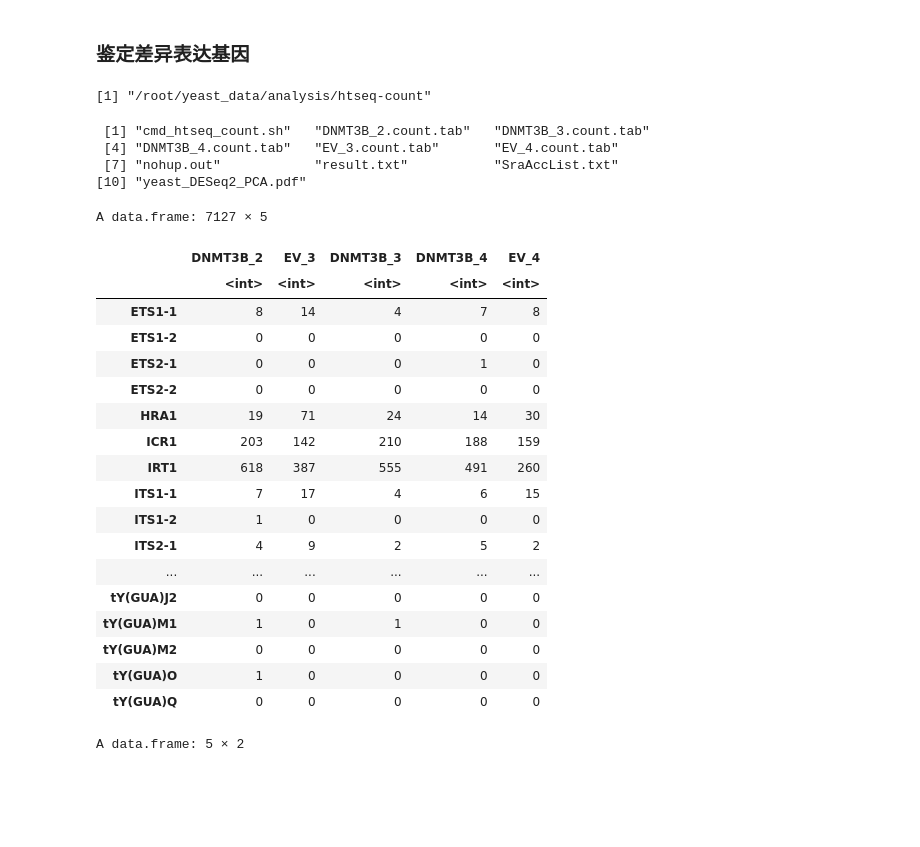
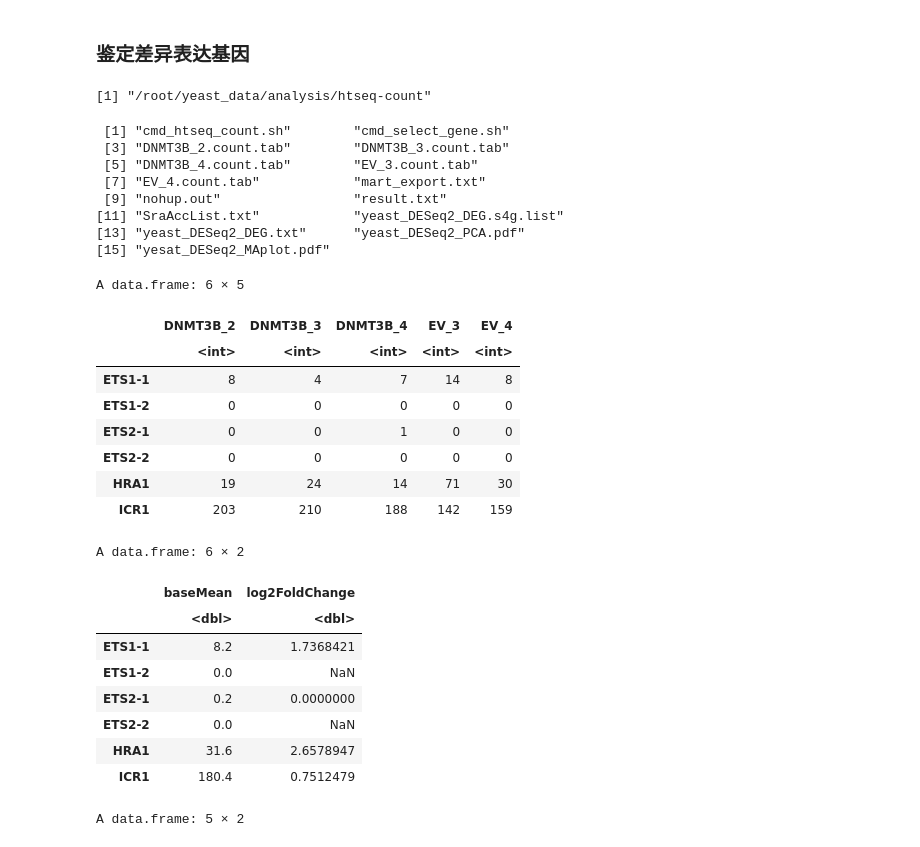
Before and after one commit to wangyang1749/yeast_data, a Jupyter notebook: script/DEG_detection.ipynb, the cells around one changed output. Drawn from its saved outputs; the diff is of its cells as text; code cells hidden in the pictures; blank space fills up the shorter version.

```diff
--- a/script/DEG_detection.ipynb
+++ b/script/DEG_detection.ipynb
@@ -3,41 +3,52 @@
 # %%
 #install.packages("BiocManager")
 getwd()
 setwd("/root/yeast_data/analysis/htseq-count")
 
 list.files()
 
 count_tab <- read.table("result.txt",header=T)
 rownames(count_tab) <- count_tab$gene_id # count_tab[,1]
 # 去掉第一列
 count_tab <- count_tab[,-c(1)]
-count_tab
+count_tab <- count_tab[c(1,3,4,2,5)]
+head(count_tab)
 #?read.table
 # %% [output]
 [1] "/root/yeast_data/analysis/htseq-count"
- [1] "cmd_htseq_count.sh"   "DNMT3B_2.count.tab"   "DNMT3B_3.count.tab"
- [4] "DNMT3B_4.count.tab"   "EV_3.count.tab"       "EV_4.count.tab"
- [7] "nohup.out"            "result.txt"           "SraAccList.txt"
-[10] "yeast_DESeq2_PCA.pdf"
+ [1] "cmd_htseq_count.sh"        "cmd_select_gene.sh"
+ [3] "DNMT3B_2.count.tab"        "DNMT3B_3.count.tab"
+ [5] "DNMT3B_4.count.tab"        "EV_3.count.tab"
+ [7] "EV_4.count.tab"            "mart_export.txt"
+ [9] "nohup.out"                 "result.txt"
+[11] "SraAccList.txt"            "yeast_DESeq2_DEG.s4g.list"
+[13] "yeast_DESeq2_DEG.txt"      "yeast_DESeq2_PCA.pdf"
+[15] "yesat_DESeq2_MAplot.pdf"
-A data.frame: 7127 × 5
+A data.frame: 6 × 5
-|  | DNMT3B_2 | EV_3 | DNMT3B_3 | DNMT3B_4 | EV_4 |
+|  | DNMT3B_2 | DNMT3B_3 | DNMT3B_4 | EV_3 | EV_4 |
 |  | <int> | <int> | <int> | <int> | <int> |
-| ETS1-1 | 8 | 14 | 4 | 7 | 8 |
+| ETS1-1 | 8 | 4 | 7 | 14 | 8 |
 | ETS1-2 | 0 | 0 | 0 | 0 | 0 |
-| ETS2-1 | 0 | 0 | 0 | 1 | 0 |
+| ETS2-1 | 0 | 0 | 1 | 0 | 0 |
 | ETS2-2 | 0 | 0 | 0 | 0 | 0 |
-| HRA1 | 19 | 71 | 24 | 14 | 30 |
-| ICR1 | 203 | 142 | 210 | 188 | 159 |
-| IRT1 | 618 | 387 | 555 | 491 | 260 |
-| ITS1-1 | 7 | 17 | 4 | 6 | 15 |
-| ITS1-2 | 1 | 0 | 0 | 0 | 0 |
-| ITS2-1 | 4 | 9 | 2 | 5 | 2 |
-| ... | ... | ... | ... | ... | ... |
-| tY(GUA)J2 | 0 | 0 | 0 | 0 | 0 |
-| tY(GUA)M1 | 1 | 0 | 1 | 0 | 0 |
-| tY(GUA)M2 | 0 | 0 | 0 | 0 | 0 |
-| tY(GUA)O | 1 | 0 | 0 | 0 | 0 |
-| tY(GUA)Q | 0 | 0 | 0 | 0 | 0 |
+| HRA1 | 19 | 24 | 14 | 71 | 30 |
+| ICR1 | 203 | 210 | 188 | 142 | 159 |
+# %%
+res <- data.frame(
+   baseMean = apply(count_tab, 1, mean),
+   log2FoldChange = apply(count_tab, 1, function(t){ mean(t[4:5]) / mean(t[1:3])})
+)
+head(res)
+# %% [output]
+A data.frame: 6 × 2
+|  | baseMean | log2FoldChange |
+|  | <dbl> | <dbl> |
+| ETS1-1 | 8.2 | 1.7368421 |
+| ETS1-2 | 0.0 | NaN |
+| ETS2-1 | 0.2 | 0.0000000 |
+| ETS2-2 | 0.0 | NaN |
+| HRA1 | 31.6 | 2.6578947 |
+| ICR1 | 180.4 | 0.7512479 |
 # %%
 colData <- read.table("SraAccList.txt",header=T)
 colData
```
Also changed, not shown: parts of 11 cells of this notebook, 7 other files.
